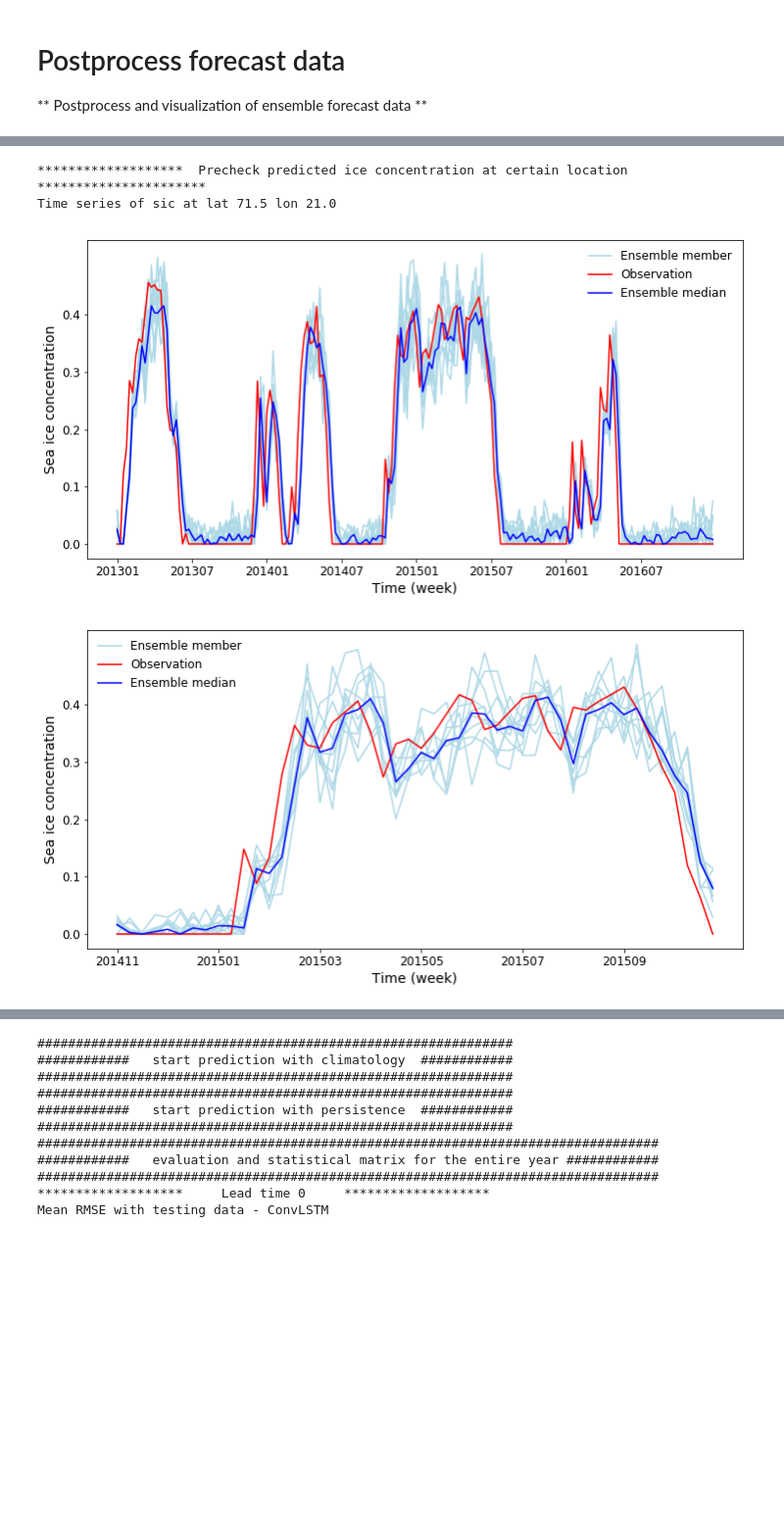
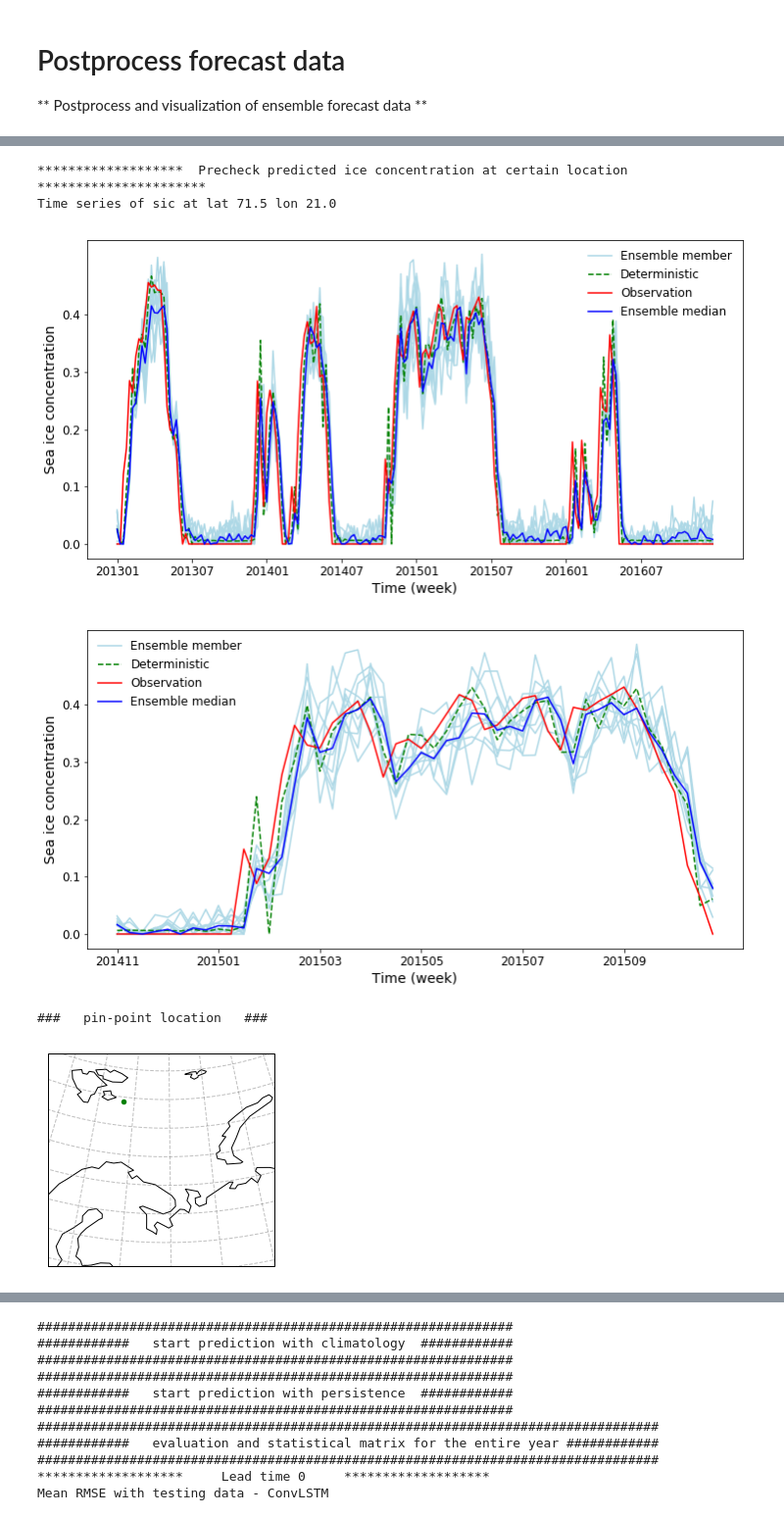
Before and after one commit to geek-yang/DeepArctic, a Jupyter notebook: BayesMap/HyperParam/validSIC/map_BayesConvLSTM_sic_ohc_Barents_hyperParam_tuning_verifySIC_postprocess.ipynb, the cells around one changed output, grey strips where cells are left out. Shown at 98% size. Drawn from its saved outputs; the diff is of its cells as text; code cells hidden in the pictures; blank space fills up the shorter version.

```diff
--- a/BayesMap/HyperParam/validSIC/map_BayesConvLSTM_sic_ohc_Barents_hyperParam_tuning_verifySIC_postprocess.ipynb
+++ b/BayesMap/HyperParam/validSIC/map_BayesConvLSTM_sic_ohc_Barents_hyperParam_tuning_verifySIC_postprocess.ipynb
@@ -473,6 +475,7 @@ if __name__=="__main__":
                      color='lightblue', label="Ensemble member")
         else:
             plt.plot(index_plot, predictand[i, :, 0, anchor_y, anchor_x], color='lightblue')
+    plt.plot(index_plot, predictand_determin[-test_year*12*4:, 0, anchor_y,anchor_x], 'g--', label="Deterministic")
     plt.plot(index_plot, sic_exp_norm[-test_year*12*4:,anchor_y,anchor_x], 'r', label="Observation")
     plt.plot(index_plot, predictand_median[:, 0, anchor_y, anchor_x], 'b', label="Ensemble median")
     plt.xlabel('Time (week)',fontsize = 14)
@@ -483,35 +486,43 @@ if __name__=="__main__":
     plt.yticks(np.arange(0,0.5,0.1), fontsize = 12)
     plt.legend(frameon=False, loc=1, prop={'size': 12})
     plt.show()
     fig0.savefig(os.path.join(output_path,
                               'sic_ERAI_bayesconvlstm_pred_test_fulltime_lat{}_lon{}.png'.format(lat_cut[anchor_x], lon_cut[anchor_y])),dpi=200)
     plt.close()
 
     fig1 = plt.figure(figsize=(12,6))
     for i in range(ens):
         if i == 0:
             plt.plot(index_plot[:48], predictand[i, 76:-68, 0, anchor_y, anchor_x],
                      color='lightblue',  label="Ensemble member")
         else:
             plt.plot(index_plot[:48], predictand[i, 76:-68, 0, anchor_y, anchor_x], color='lightblue')
+    plt.plot(index_plot[:48], predictand_determin[-test_year*12*4+76:-68, 0, anchor_y,anchor_x], 'g--', label="Deterministic")
     plt.plot(index_plot[:48], sic_exp_norm[-test_year*12*4+76:-68,anchor_y,anchor_x], 'r', label="Observation")
     plt.plot(index_plot[:48], predictand_median[76:-68, 0, anchor_y, anchor_x], 'b', label="Ensemble median")
     plt.xlabel('Time (week)',fontsize = 14)
     plt.ylabel('Sea ice concentration',fontsize = 14)
     plt.xticks(np.arange(0,48,8),(['201411', '201501', '201503', '201505',
                                    '201507', '201509']),
                fontsize = 12)
     plt.yticks(np.arange(0,0.5,0.1), fontsize = 12)
     plt.legend(frameon=False, loc=2, prop={'size': 12})
     plt.show()
     fig1.savefig(os.path.join(output_path,
                               'sic_ERAI_bayesconvlstm_pred_test_14_15_lat{}_lon{}.png'.format(lat_cut[anchor_x], lon_cut[anchor_y])),dpi=200)
     plt.close()
+
+    print("###   pin-point location   ###")
+    dlacs.visual.plots.location(lat_cut[anchor_y], lon_cut[anchor_x],
+                                os.path.join(output_path, 'map_pin_pretest.png'),
+                                boundary='barents_polar')
 # %% [output]
 *******************  Precheck predicted ice concentration at certain location **********************
 Time series of sic at lat 71.5 lon 21.0
-[figure, old version]
+[figure, new version]
-[figure, old version]
+[figure, new version]
+###   pin-point location   ###
+[figure, added]
 # %%
     #################################################################################
     ########   visualization of lead time dependent prediction - SIE area    ########
```
Also changed, not shown: parts of 8 cells of this notebook.
